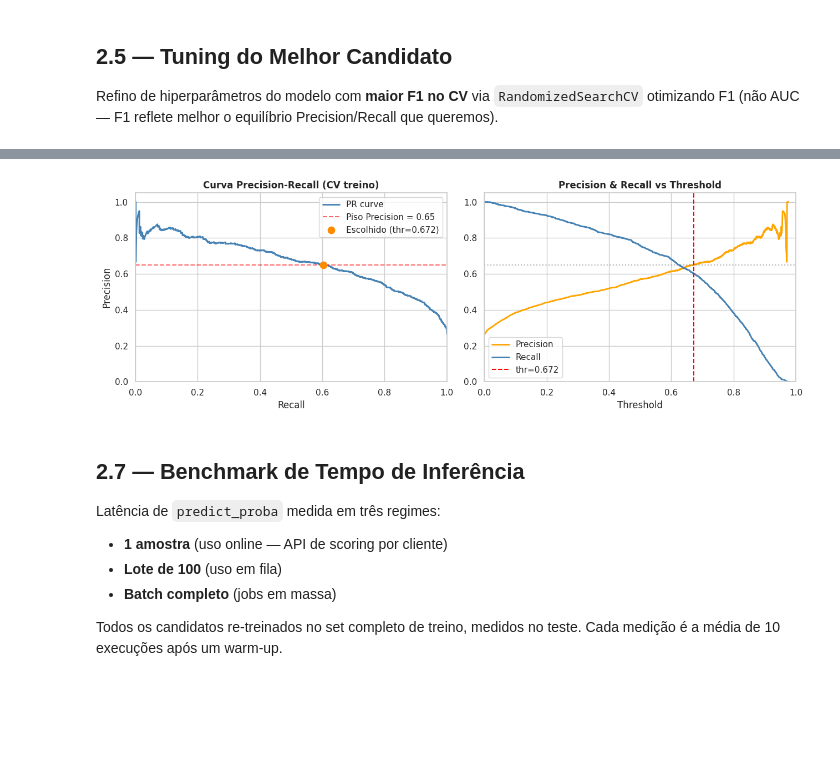
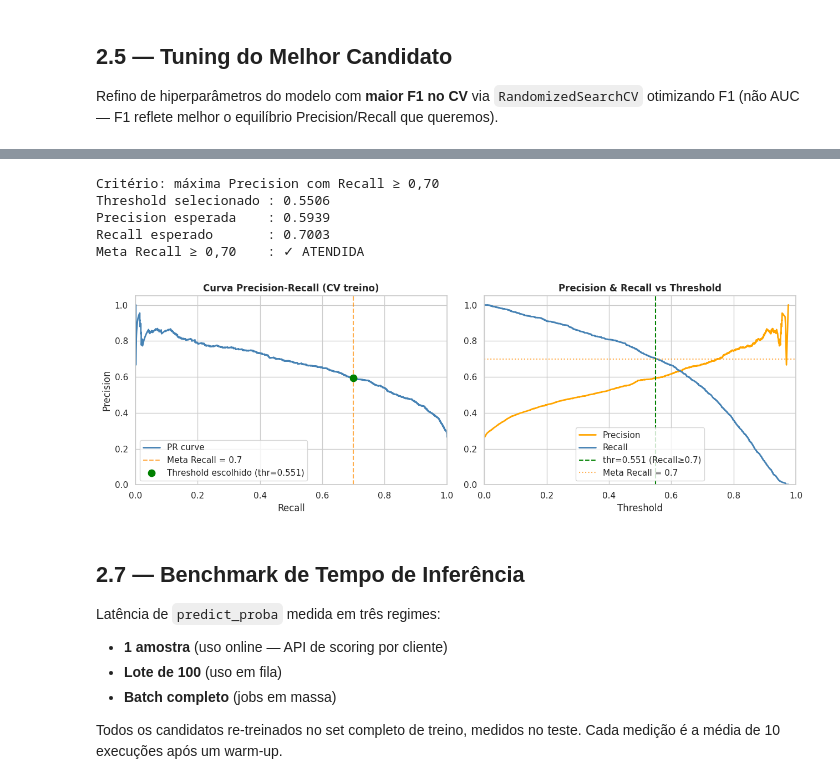
Before and after one commit to Jonathan1902/postech-fiap-tech-challenge-1, a Jupyter notebook: notebooks/02_modeling_telco_churn.ipynb, the cells around one changed output, grey strips where cells are left out. Saved outputs shown, nothing was run; the diff lists cells and outputs as text; code cells hidden in the pictures; blank space fills up the shorter version.

```diff
--- a/notebooks/02_modeling_telco_churn.ipynb
+++ b/notebooks/02_modeling_telco_churn.ipynb
@@ -355,21 +599,57 @@ Recall esperado       : 0.6027
+# %%
+RECALL_TARGET = 0.70   # meta do ML Canvas — restrição primária
+
+valid_recall = rec[:-1] >= RECALL_TARGET
+
+if valid_recall.any():
+    # Entre todos os pontos com Recall ≥ 0,70, escolhe o de maior Precision
+    idx = int(np.argmax(prec[:-1][valid_recall]))
+    best_threshold = float(thr[valid_recall][idx])
+    exp_rec        = float(rec[:-1][valid_recall][idx])
+    exp_prec       = float(prec[:-1][valid_recall][idx])
+    print('Critério: máxima Precision com Recall ≥ 0,70')
+else:
+    # Fallback: Recall não atinge 0,70 → maximiza Recall disponível
+    # (situação inesperada; indicaria necessidade de retreino mais agressivo)
+    idx = int(np.argmax(rec[:-1]))
+    best_threshold = float(thr[idx])
+    exp_rec        = float(rec[:-1][idx])
+    exp_prec       = float(prec[:-1][idx])
+    print('FALLBACK: Recall ≥ 0,70 não atingível — usando threshold de Recall máximo')
+
+print(f'Threshold selecionado : {best_threshold:.4f}')
+print(f'Precision esperada    : {exp_prec:.4f}')
+print(f'Recall esperado       : {exp_rec:.4f}')
+print(f'Meta Recall ≥ 0,70    : {"✓ ATENDIDA" if exp_rec >= 0.70 else "✗ NÃO ATENDIDA"}')
+# %% [output]
+Critério: máxima Precision com Recall ≥ 0,70
+Threshold selecionado : 0.5506
+Precision esperada    : 0.5939
+Recall esperado       : 0.7003
+Meta Recall ≥ 0,70    : ✓ ATENDIDA
 # %%
 fig, axes = plt.subplots(1, 2, figsize=(13, 4.5))
 axes[0].plot(rec, prec, color='steelblue', lw=2, label='PR curve')
-axes[0].axhline(PRECISION_FLOOR, color='red', ls='--', alpha=0.6, label=f'Piso Precision = {PRECISION_FLOOR}')
-axes[0].scatter([exp_rec], [exp_prec], color='darkorange', s=80, zorder=5, label=f'Escolhido (thr={best_threshold:.3f})')
+axes[0].axvline(RECALL_TARGET, color='darkorange', ls='--', alpha=0.7,
+                label=f'Meta Recall = {RECALL_TARGET}')
+axes[0].scatter([exp_rec], [exp_prec], color='green', s=80, zorder=5,
+                label=f'Threshold escolhido (thr={best_threshold:.3f})')
 axes[0].set_xlabel('Recall'); axes[0].set_ylabel('Precision')
 axes[0].set_title('Curva Precision-Recall (CV treino)', fontweight='bold')
-axes[0].legend(); axes[0].set_xlim(0,1); axes[0].set_ylim(0,1.05)
+axes[0].legend(); axes[0].set_xlim(0, 1); axes[0].set_ylim(0, 1.05)
 
 axes[1].plot(thr, prec[:-1], color='orange', label='Precision', lw=2)
 axes[1].plot(thr, rec[:-1],  color='steelblue', label='Recall',    lw=2)
-axes[1].axvline(best_threshold, color='red', ls='--', label=f'thr={best_threshold:.3f}')
-axes[1].axhline(PRECISION_FLOOR, color='gray', ls=':', alpha=0.6)
-axes[1].set_xlabel('Threshold'); axes[1].set_title('Precision & Recall vs Threshold', fontweight='bold')
-axes[1].legend(); axes[1].set_xlim(0,1); axes[1].set_ylim(0,1.05)
+axes[1].axvline(best_threshold, color='green', ls='--',
+                label=f'thr={best_threshold:.3f} (Recall≥{RECALL_TARGET})')
+axes[1].axhline(RECALL_TARGET, color='darkorange', ls=':', alpha=0.7,
+                label=f'Meta Recall = {RECALL_TARGET}')
+axes[1].set_xlabel('Threshold')
+axes[1].set_title('Precision & Recall vs Threshold', fontweight='bold')
+axes[1].legend(); axes[1].set_xlim(0, 1); axes[1].set_ylim(0, 1.05)
 plt.tight_layout(); plt.show()
 # %% [output]
-[figure, old version]
+[figure, new version]
 # %% [markdown]
 ## 2.7 — Benchmark de Tempo de Inferência
 
```
Also changed, not shown: parts of 18 cells of this notebook, 10 other files.
